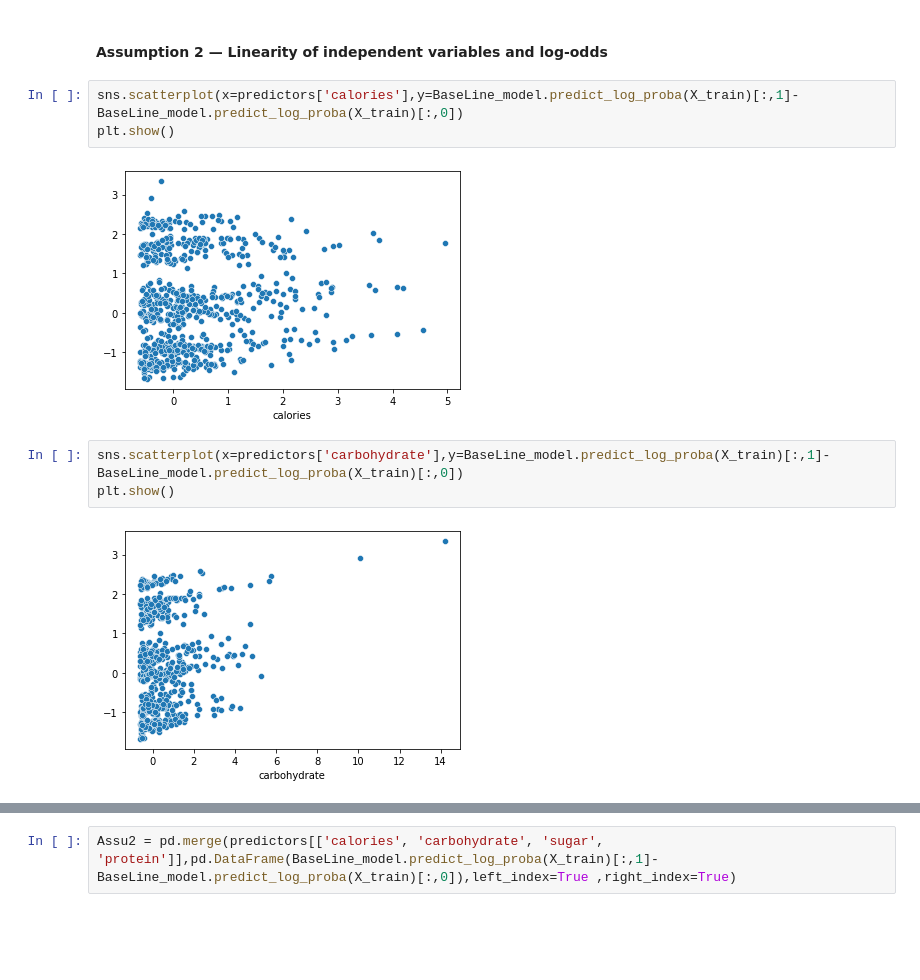
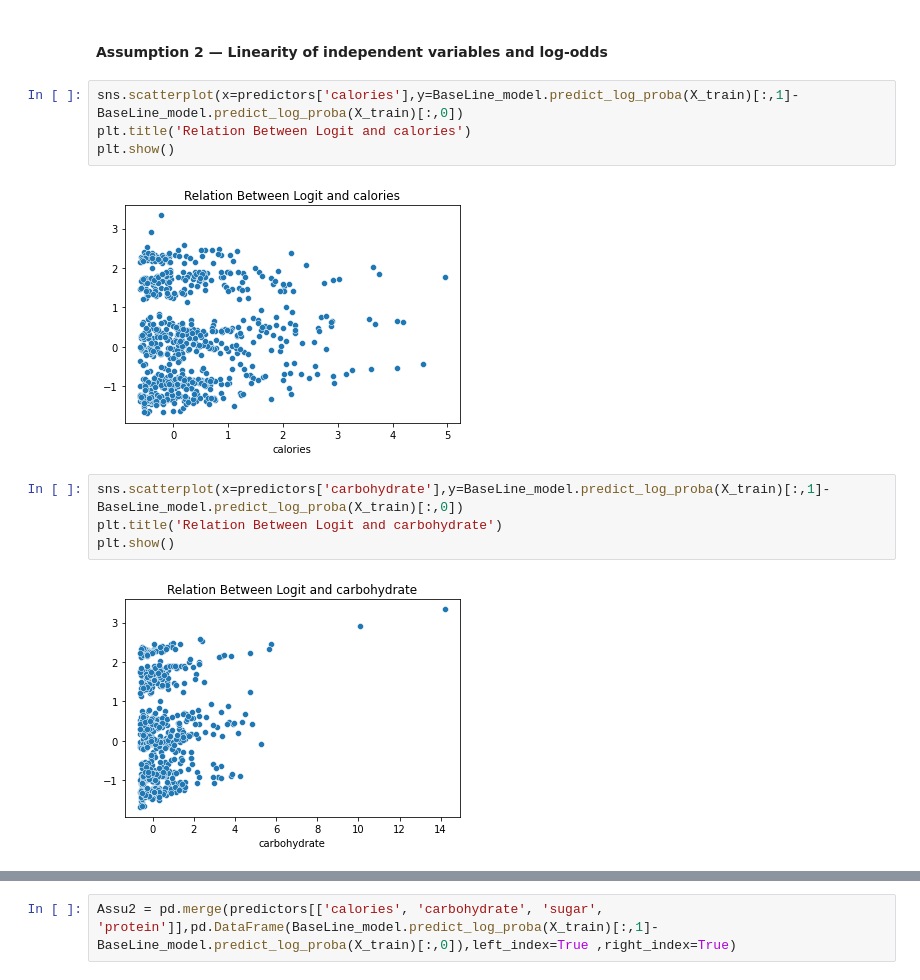
Before and after one commit to MahmoudAdel-hub/DSProfessional, a Jupyter notebook: DSProfessional.ipynb, the cells around one changed output, grey strips where cells are left out. Drawn from its saved outputs; the diff is of its cells as text; blank space fills up the shorter version.

```diff
--- a/DSProfessional.ipynb
+++ b/DSProfessional.ipynb
@@ -403,13 +405,15 @@ array([1, 0])
 #### Assumption 2 — Linearity of independent variables and log-odds
 # %%
 sns.scatterplot(x=predictors['calories'],y=BaseLine_model.predict_log_proba(X_train)[:,1]-BaseLine_model.predict_log_proba(X_train)[:,0])
+plt.title('Relation Between Logit and calories')
 plt.show()
 # %% [output]
-[figure, old version]
+[figure, new version]
 # %%
 sns.scatterplot(x=predictors['carbohydrate'],y=BaseLine_model.predict_log_proba(X_train)[:,1]-BaseLine_model.predict_log_proba(X_train)[:,0])
+plt.title('Relation Between Logit and carbohydrate')
 plt.show()
 # %% [output]
-[figure, old version]
+[figure, new version]
 # %%
 sns.scatterplot(x=predictors['sugar'],y=BaseLine_model.predict_log_proba(X_train)[:,1]-BaseLine_model.predict_log_proba(X_train)[:,0])
```
Also changed, not shown: parts of 9 cells of this notebook, 3 other files.
